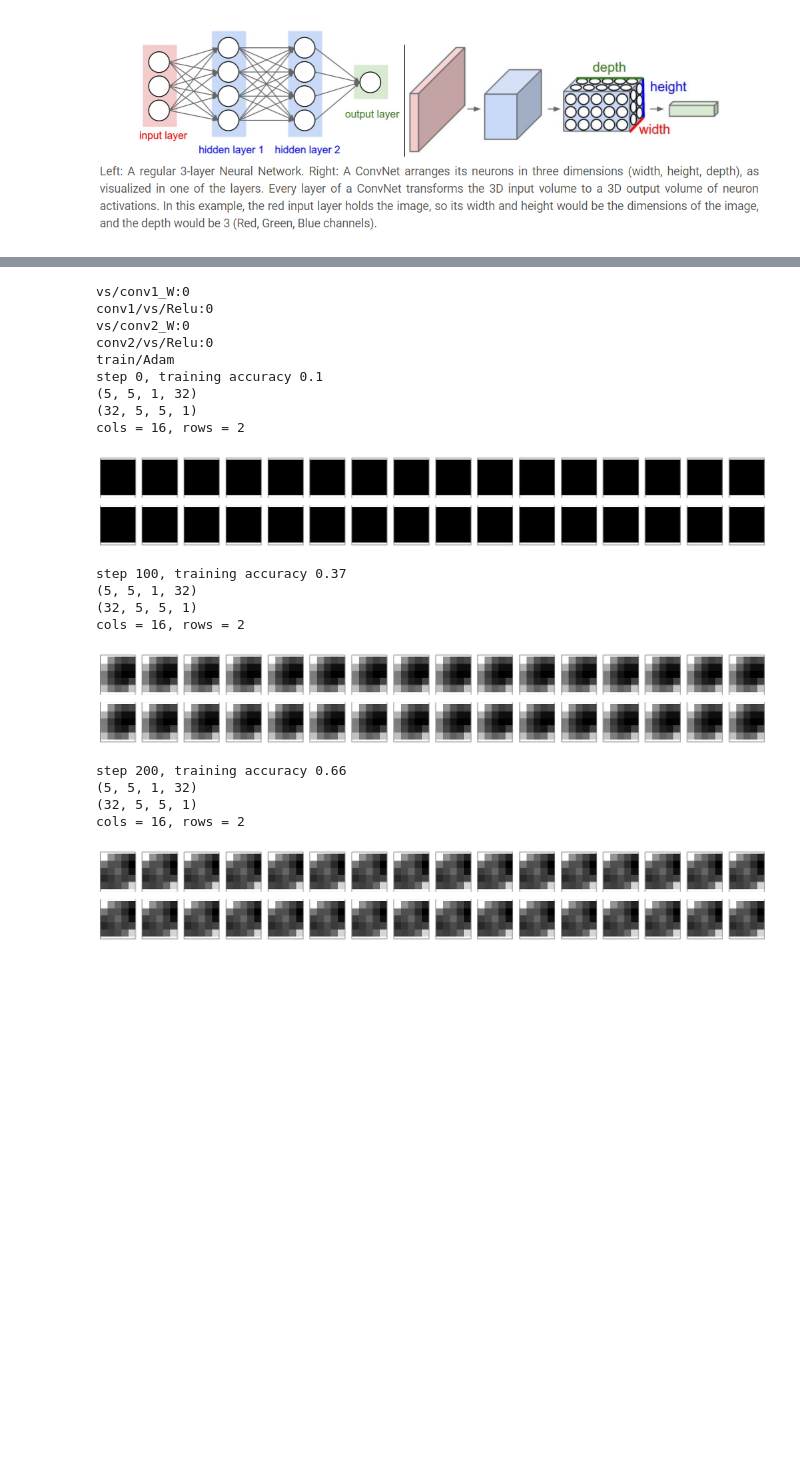
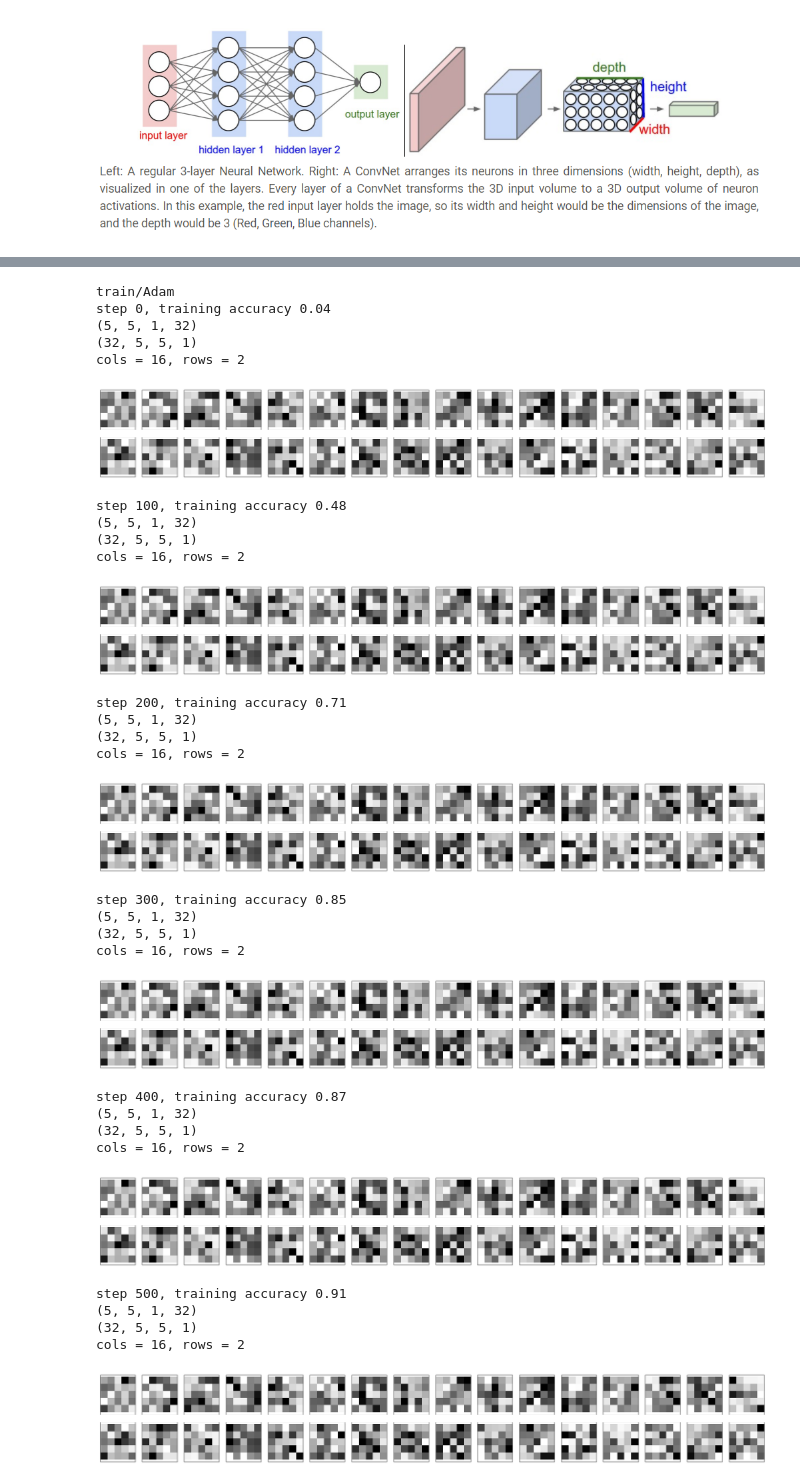
Before and after one commit to pppk520/ml_study, a Jupyter notebook: ml_libs/tensorflow/cnn_mnist_visualize.ipynb, the cells around one changed output, grey strips where cells are left out. Saved outputs shown, nothing was run; the diff lists cells and outputs as text; code cells hidden in the pictures; blank space fills up the shorter version.

```diff
--- a/ml_libs/tensorflow/cnn_mnist_visualize.ipynb
+++ b/ml_libs/tensorflow/cnn_mnist_visualize.ipynb
@@ -36,19 +36,12 @@ Extracting /tmp/MNIST_data/t10k-labels-idx1-ubyte.gz
 def conv_layer(input, size_in, size_out, name="conv", reuse=False):
     with tf.name_scope(name):
         with tf.variable_scope("vs", reuse=reuse):
-            w = tf.get_variable(initializer=tf.zeros([5, 5, size_in, size_out]), name="{}_W".format(name))
-#            w = tf.get_variable(initializer=tf.truncated_normal([5, 5, size_in, size_out], stddev=0.1), name="{}_W".format(name))
+#            w = tf.get_variable(initializer=tf.zeros([5, 5, size_in, size_out]), name="{}_W".format(name))
+            w = tf.get_variable(initializer=tf.truncated_normal([5, 5, size_in, size_out], stddev=0.1), name="{}_W".format(name))
             b = tf.get_variable(initializer=tf.constant(0.1, shape=[size_out]), name="{}_B".format(name))
             conv = tf.nn.conv2d(input, w, strides=[1, 1, 1, 1], padding="SAME")
             act = tf.nn.relu(conv + b)
 
-            print(w.name)
-            print(act.name)
-
-            tf.summary.histogram("weights", w)
-            tf.summary.histogram("biases", b)
-            tf.summary.histogram("activations", act)
-
             return tf.nn.max_pool(act, ksize=[1, 2, 2, 1], strides=[1, 2, 2, 1], padding="SAME")
 # %% [markdown]
 ![image.png](attachment:image.png)
@@ -61,10 +54,6 @@ def fc_layer(input, size_in, size_out, name="fc"):
         b = tf.Variable(tf.constant(0.1, shape=[size_out]), name="B")
         act = tf.matmul(input, w) + b
 
-        tf.summary.histogram("weights", w)
-        tf.summary.histogram("biases", b)
-        tf.summary.histogram("activations", act)
-
         return act
 # %%
 def dropout_layer(input, keep_prob, name="dropout"):
@@ -133,8 +121,6 @@ with tf.name_scope("xent"):
                tf.nn.softmax_cross_entropy_with_logits(
                logits=logits, labels=y), name="xent")
 
-    tf.summary.scalar("xent", xent)
-
 with tf.name_scope("train"):
     train_step = tf.train.AdamOptimizer(learning_rate).minimize(xent)
     print(train_step.name)
@@ -142,73 +128,76 @@ with tf.name_scope("train"):
 with tf.name_scope("accuracy"):
     correct_prediction = tf.equal(tf.argmax(logits, 1), tf.argmax(y, 1))
     accuracy = tf.reduce_mean(tf.cast(correct_prediction, tf.float32))
-    tf.summary.scalar("accuracy", accuracy)
 
 model_save_path = '/tmp/tf_mnist_cnn'
 
-summ = tf.summary.merge_all()
+sess.run(tf.global_variables_initializer())
+
 saver = tf.train.Saver()
-writer = tf.summary.FileWriter('{}/tb'.format(model_save_path))
 
-sess.run(tf.global_variables_initializer())
-writer.add_graph(sess.graph)
-
-# save meta graph
-saver.save(sess, model_save_path)
-
-for i in range(201):
+for i in range(501):
     batch = mnist.train.next_batch(100)
 
     if i % 100 == 0:
-        [training_accuracy, s] = sess.run([accuracy, summ], feed_dict={x: batch[0],
-                                                                       y: batch[1],
-                                                                       keep_prob: 1.0})
-
-        writer.add_summary(s, i)
+        training_accuracy = sess.run(accuracy, feed_dict={x: batch[0],
+                                                          y: batch[1],
+                                                          keep_prob: 1.0})
 
         print('step %d, training accuracy %g' % (i, training_accuracy))
 
         # show
         with tf.variable_scope("vs", reuse=True):
             weights = tf.get_variable("conv1_W")
             bias = tf.get_variable("conv1_B")
             w = weights + bias
             print(w.shape)
             img_tensor = to_image_tensor(w)
             print(img_tensor.shape)
             data = img_tensor.eval(session=sess)
             show_images(data)
 
         saver.save(sess, model_save_path, global_step=i, write_meta_graph=False)
 
     sess.run(train_step, feed_dict={x: batch[0],
                                     y: batch[1],
                                     keep_prob: 0.5})
 
-
+# save meta graph
+saver.save(sess, model_save_path)
 
 sess.close()
 # %% [output]
-vs/conv1_W:0
-conv1/vs/Relu:0
-vs/conv2_W:0
-conv2/vs/Relu:0
 train/Adam
-step 0, training accuracy 0.1
+step 0, training accuracy 0.04
 (5, 5, 1, 32)
 (32, 5, 5, 1)
 cols = 16, rows = 2
-[figure, old version]
+[figure, new version]
-step 100, training accuracy 0.37
+step 100, training accuracy 0.48
 (5, 5, 1, 32)
 (32, 5, 5, 1)
 cols = 16, rows = 2
-[figure, old version]
+[figure, new version]
-step 200, training accuracy 0.66
+step 200, training accuracy 0.71
 (5, 5, 1, 32)
 (32, 5, 5, 1)
 cols = 16, rows = 2
-[figure, old version]
+[figure, new version]
+step 300, training accuracy 0.85
+(5, 5, 1, 32)
+(32, 5, 5, 1)
+cols = 16, rows = 2
+[figure, added]
+step 400, training accuracy 0.87
+(5, 5, 1, 32)
+(32, 5, 5, 1)
+cols = 16, rows = 2
+[figure, added]
+step 500, training accuracy 0.91
+(5, 5, 1, 32)
+(32, 5, 5, 1)
+cols = 16, rows = 2
+[figure, added]
 # %%
 % ls $model_save_path*
 # %% [output]
```
Also changed, not shown: parts of 5 cells of this notebook, 1 other file.
